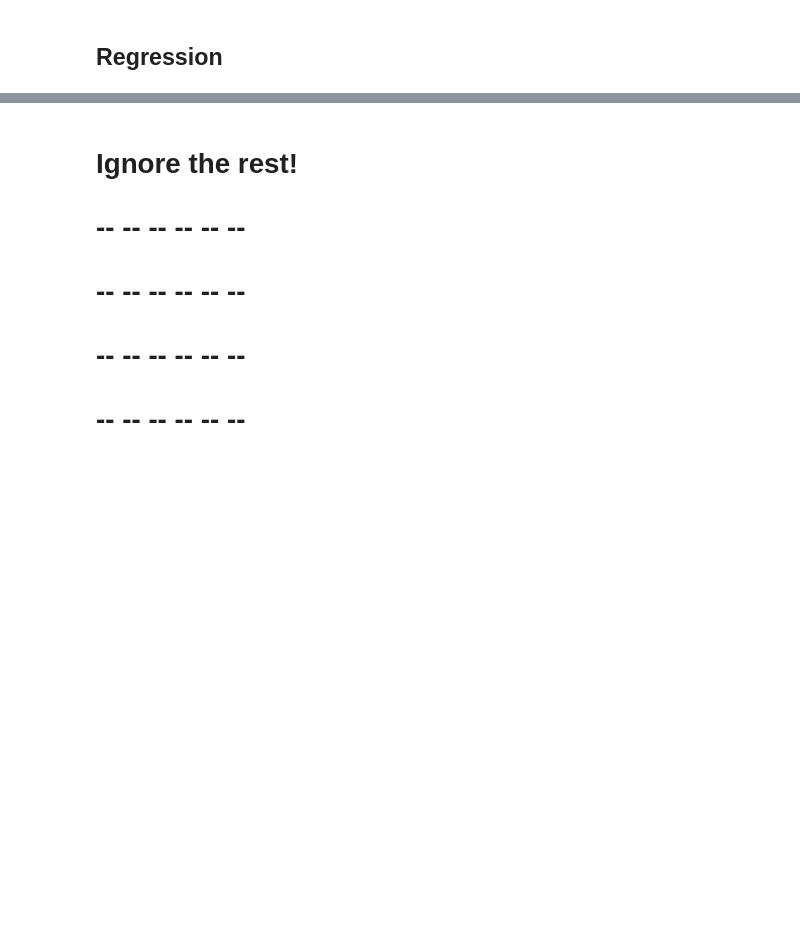
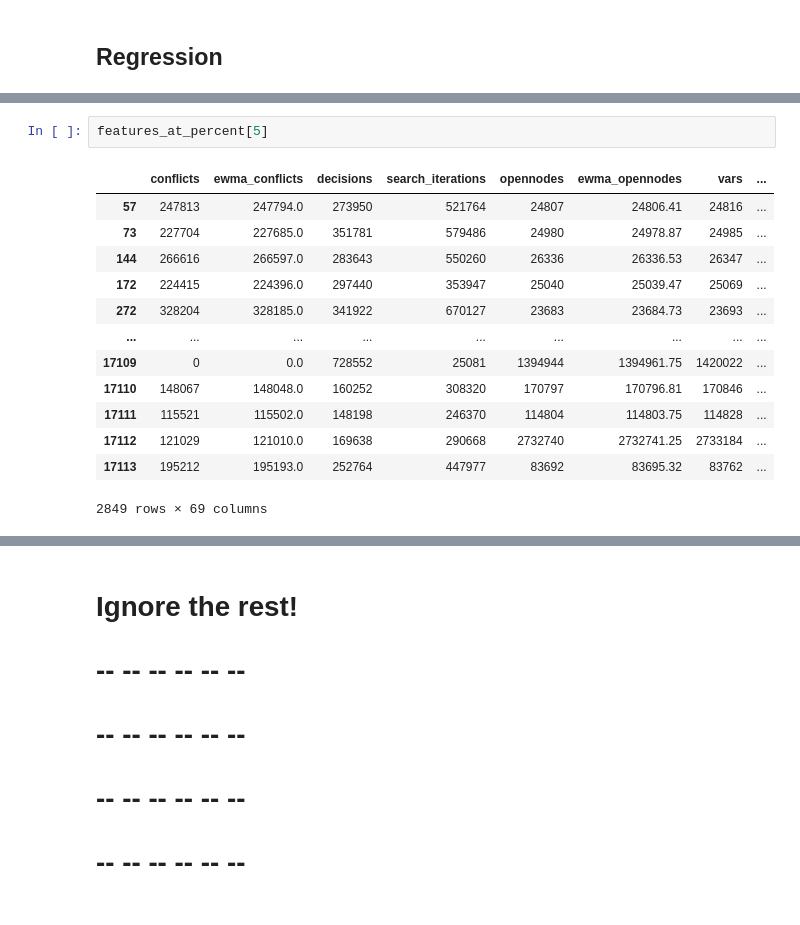
Before and after one commit to IDMP-B-2022/done-soon, a Jupyter notebook: Analysis.ipynb, the cells around one changed output, grey strips where cells are left out. Drawn from its saved outputs; the diff is of its cells as text; blank space fills up the shorter version.

```diff
--- a/Analysis.ipynb
+++ b/Analysis.ipynb
@@ -320,0 +363,16 @@ results_plt(X_train, y_train, X_test, y_test, "5")
+# %%
+features_at_percent[5]
+# %% [output]
+|  | conflicts | ewma_conflicts | decisions | search_iterations | opennodes | ewma_opennodes | vars | ... |
+| 57 | 247813 | 247794.0 | 273950 | 521764 | 24807 | 24806.41 | 24816 | ... |
+| 73 | 227704 | 227685.0 | 351781 | 579486 | 24980 | 24978.87 | 24985 | ... |
+| 144 | 266616 | 266597.0 | 283643 | 550260 | 26336 | 26336.53 | 26347 | ... |
+| 172 | 224415 | 224396.0 | 297440 | 353947 | 25040 | 25039.47 | 25069 | ... |
+| 272 | 328204 | 328185.0 | 341922 | 670127 | 23683 | 23684.73 | 23693 | ... |
+| ... | ... | ... | ... | ... | ... | ... | ... | ... |
+| 17109 | 0 | 0.0 | 728552 | 25081 | 1394944 | 1394961.75 | 1420022 | ... |
+| 17110 | 148067 | 148048.0 | 160252 | 308320 | 170797 | 170796.81 | 170846 | ... |
+| 17111 | 115521 | 115502.0 | 148198 | 246370 | 114804 | 114803.75 | 114828 | ... |
+| 17112 | 121029 | 121010.0 | 169638 | 290668 | 2732740 | 2732741.25 | 2733184 | ... |
+| 17113 | 195212 | 195193.0 | 252764 | 447977 | 83692 | 83695.32 | 83762 | ... |
+2849 rows × 69 columns
```
Also changed, not shown: parts of 12 cells of this notebook.
